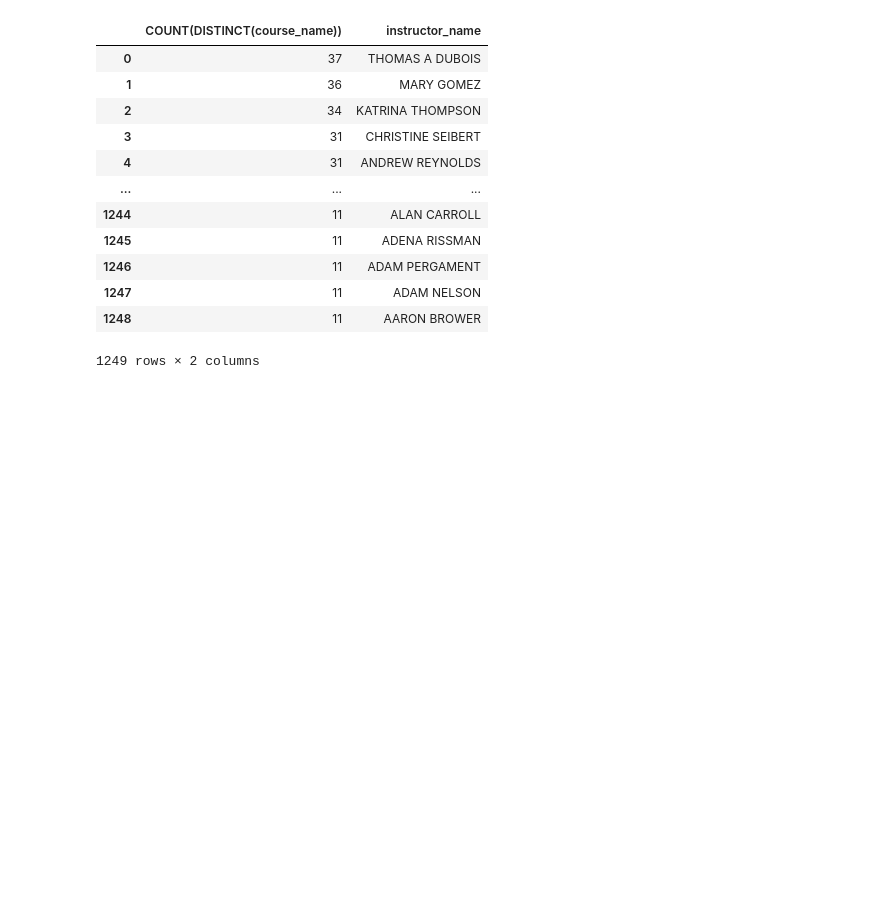
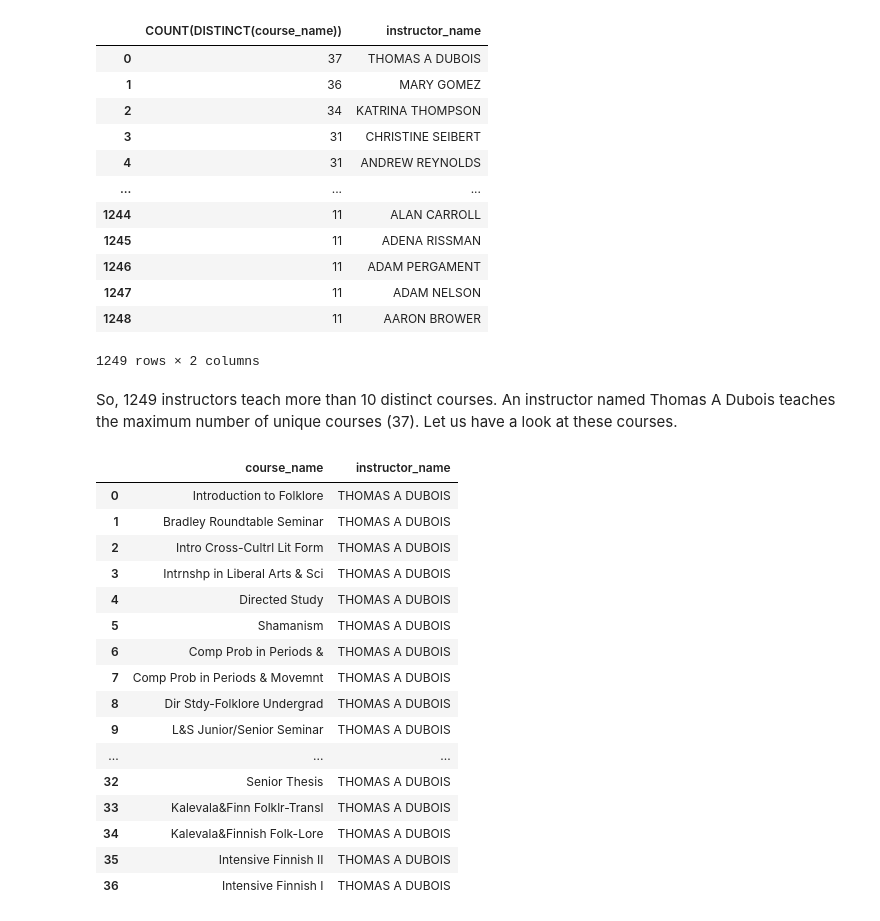
Before and after one commit to crypticrk/UW-Madsion-Dataset-Analysis, a Jupyter notebook: UW Madison Dataset Analyis.ipynb, the cells around one changed output. Saved outputs shown, nothing was run; the diff lists cells and outputs as text; code cells hidden in the pictures; blank space fills up the shorter version.

```diff
--- a/UW Madison Dataset Analyis.ipynb
+++ b/UW Madison Dataset Analyis.ipynb
@@ -491,3 +491,27 @@ pd.read_sql("""SELECT COUNT(DISTINCT(course_name)), instructor_name
 | 1247 | 11 | ADAM NELSON |
 | 1248 | 11 | AARON BROWER |
 1249 rows × 2 columns
+# %% [markdown]
+So, 1249 instructors teach more than 10 distinct courses. An instructor named Thomas A Dubois teaches the maximum number of unique courses (37). Let us have a look at these courses.
+# %%
+pd.read_sql("""SELECT DISTINCT(course_name), instructor_name
+               FROM instructor_courses
+               WHERE instructor_name = 'THOMAS A DUBOIS';""", conn)
+# %% [output]
+|  | course_name | instructor_name |
+| 0 | Introduction to Folklore | THOMAS A DUBOIS |
+| 1 | Bradley Roundtable Seminar | THOMAS A DUBOIS |
+| 2 | Intro Cross-Cultrl Lit Form | THOMAS A DUBOIS |
+| 3 | Intrnshp in Liberal Arts & Sci | THOMAS A DUBOIS |
+| 4 | Directed Study | THOMAS A DUBOIS |
+| 5 | Shamanism | THOMAS A DUBOIS |
+| 6 | Comp Prob in Periods & | THOMAS A DUBOIS |
+| 7 | Comp Prob in Periods & Movemnt | THOMAS A DUBOIS |
+| 8 | Dir Stdy-Folklore Undergrad | THOMAS A DUBOIS |
+| 9 | L&S Junior/Senior Seminar | THOMAS A DUBOIS |
+| ... | ... | ... |
+| 32 | Senior Thesis | THOMAS A DUBOIS |
+| 33 | Kalevala&Finn Folklr-Transl | THOMAS A DUBOIS |
+| 34 | Kalevala&Finnish Folk-Lore | THOMAS A DUBOIS |
+| 35 | Intensive Finnish II | THOMAS A DUBOIS |
+| 36 | Intensive Finnish I | THOMAS A DUBOIS |
```
Also changed, not shown: parts of 4 cells of this notebook.
